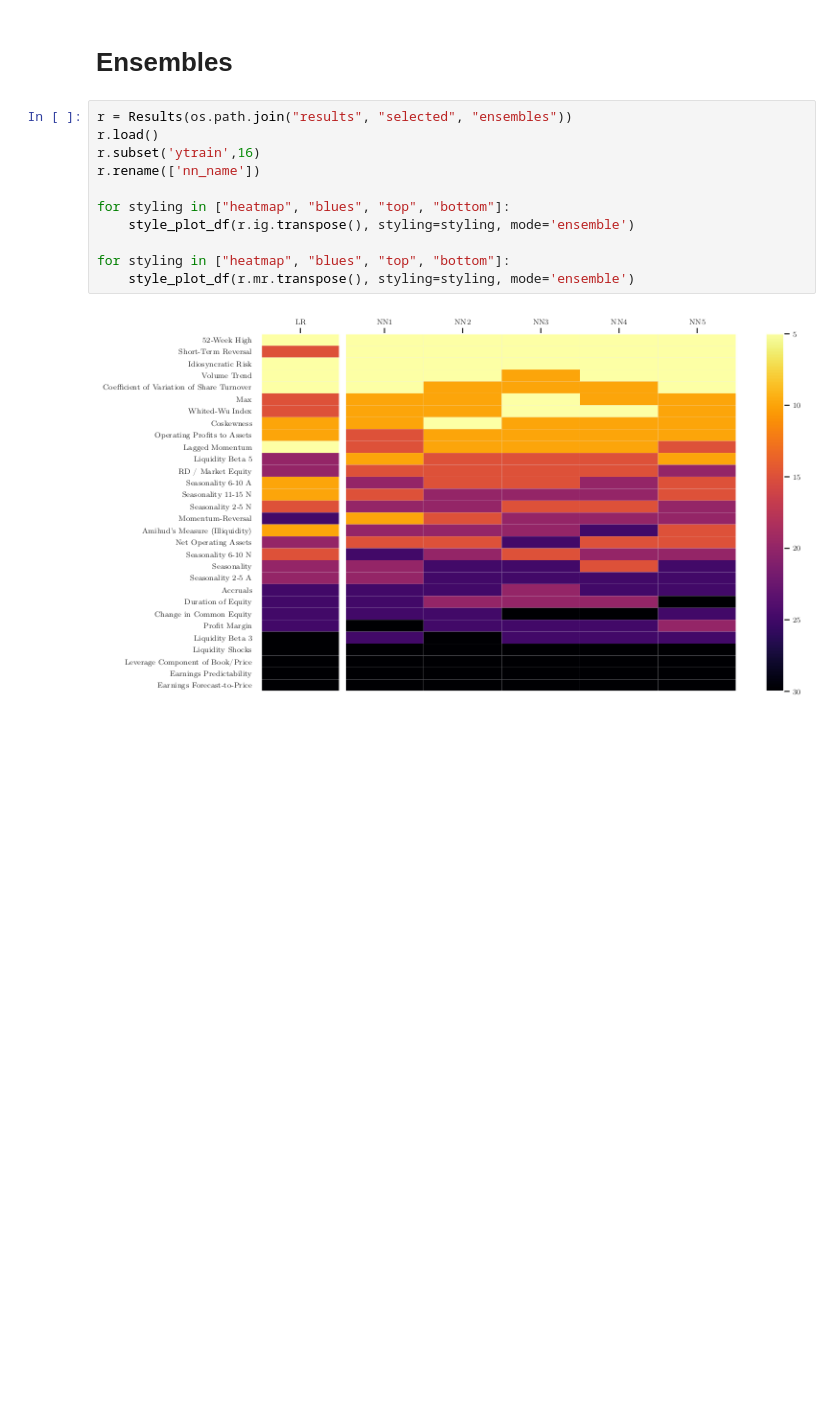
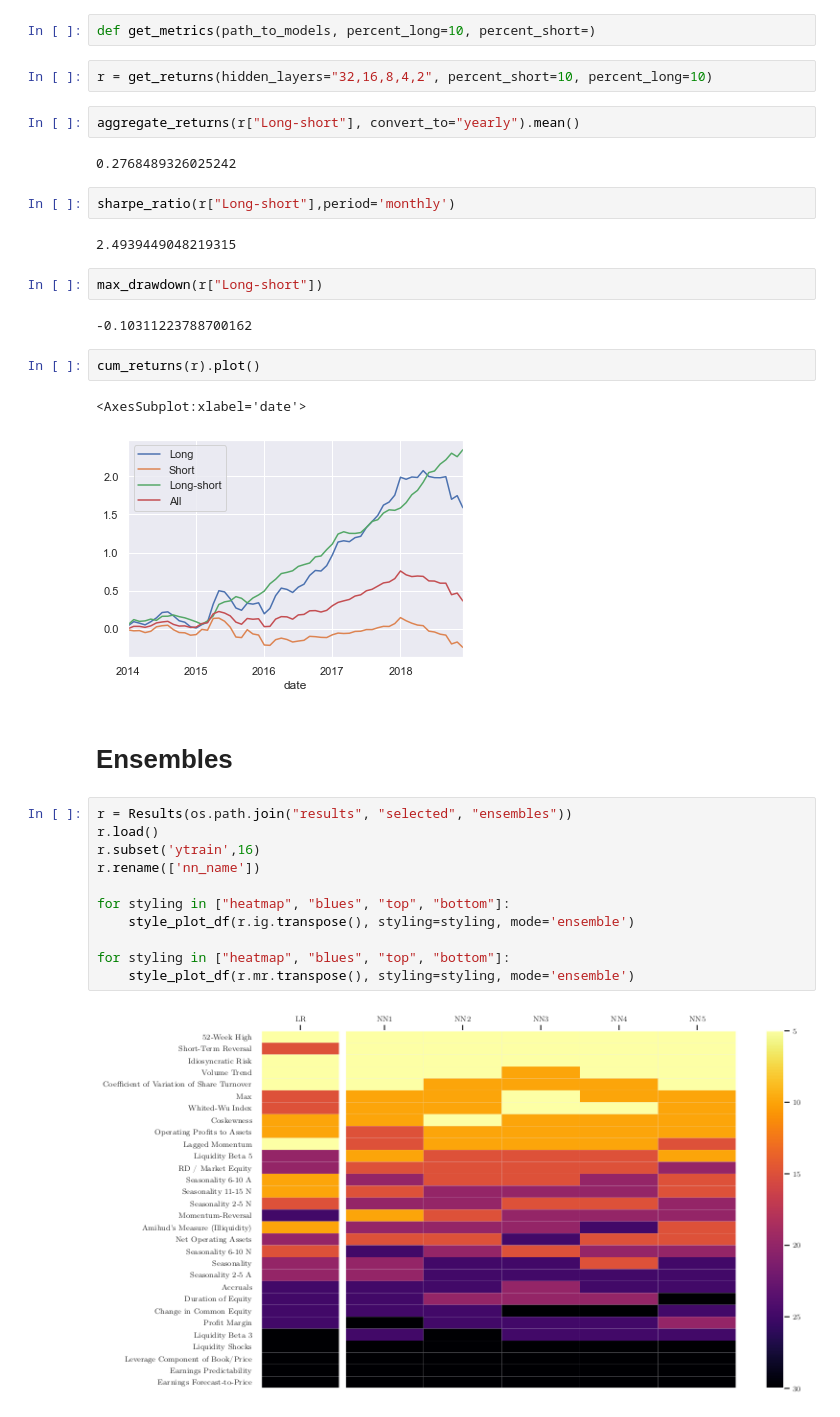
Before and after one commit to karolinachalupova/DiplomaThesis, a Jupyter notebook: results_plots.ipynb, the cells around one changed output. Cells and saved outputs as stored; diff of their text form; blank space fills up the shorter version.

```diff
--- a/results_plots.ipynb
+++ b/results_plots.ipynb
@@ -16,3 +19,24 @@ The autoreload extension is already loaded. To reload it, use:
+# %%
+def get_metrics(path_to_models, percent_long=10, percent_short=)
+# %%
+r = get_returns(hidden_layers="32,16,8,4,2", percent_short=10, percent_long=10)
+# %%
+aggregate_returns(r["Long-short"], convert_to="yearly").mean()
+# %% [output]
+0.2768489326025242
+# %%
+sharpe_ratio(r["Long-short"],period='monthly')
+# %% [output]
+2.4939449048219315
+# %%
+max_drawdown(r["Long-short"])
+# %% [output]
+-0.10311223788700162
+# %%
+cum_returns(r).plot()
+# %% [output]
+<AxesSubplot:xlabel='date'>
+[figure, added]
 # %% [markdown]
 # Ensembles
 # %%
```
Also changed, not shown: parts of 3 cells of this notebook.
